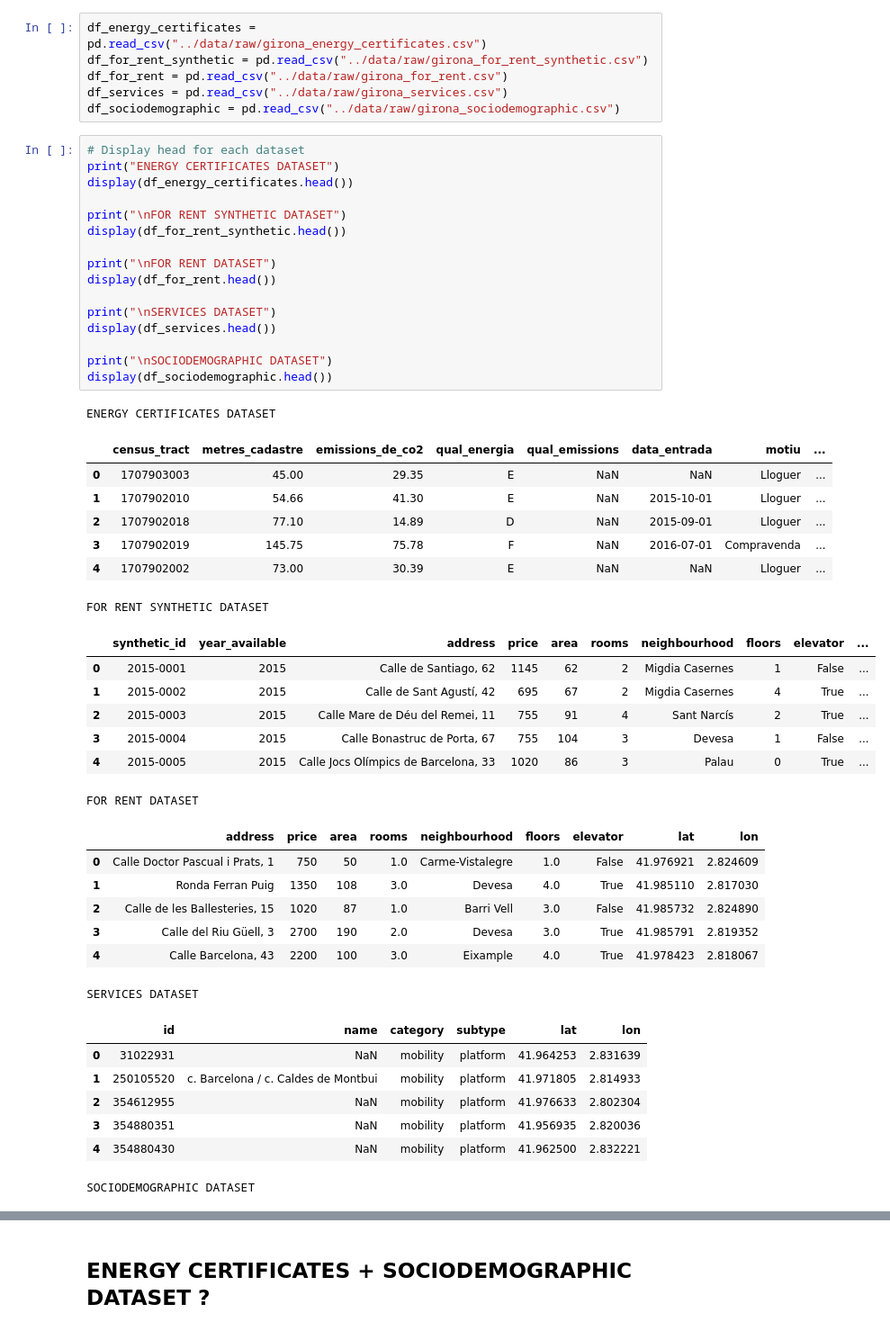
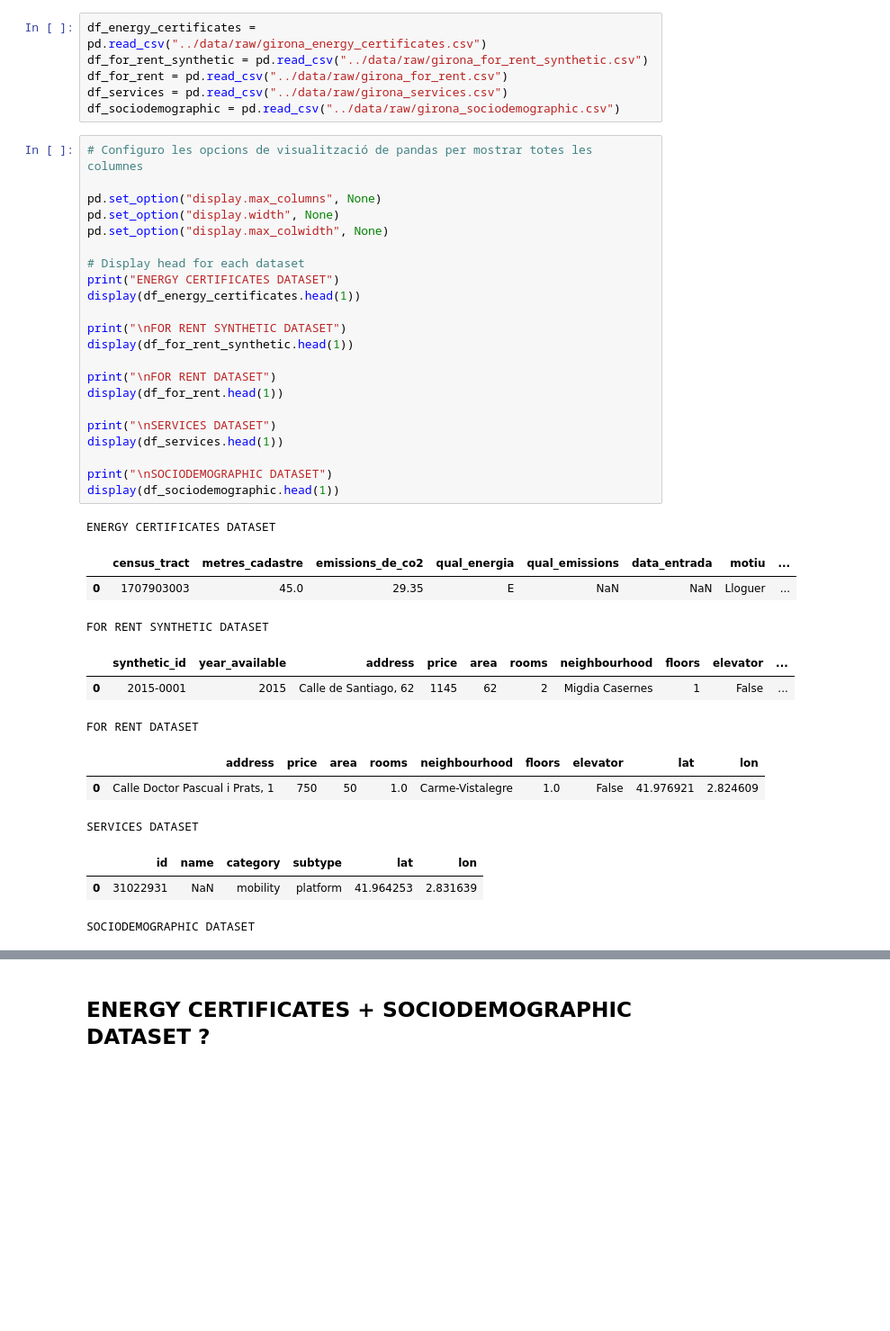
Before and after one commit to Sebastiano0248/notebooks-hackathon-udg26, a Jupyter notebook: notebooks/01_exploratory_data_analysis.ipynb, the cells around one changed output, grey strips where cells are left out. Shown at 90% size. Cells and saved outputs as stored; diff of their text form; blank space fills up the shorter version.

```diff
--- a/notebooks/01_exploratory_data_analysis.ipynb
+++ b/notebooks/01_exploratory_data_analysis.ipynb
@@ -19,50 +13,40 @@ df_for_rent = pd.read_csv("../data/raw/girona_for_rent.csv")
 df_services = pd.read_csv("../data/raw/girona_services.csv")
 df_sociodemographic = pd.read_csv("../data/raw/girona_sociodemographic.csv")
 # %%
+# Configuro les opcions de visualització de pandas per mostrar totes les columnes
+
+pd.set_option("display.max_columns", None)
+pd.set_option("display.width", None)
+pd.set_option("display.max_colwidth", None)
+
 # Display head for each dataset
 print("ENERGY CERTIFICATES DATASET")
-display(df_energy_certificates.head())
+display(df_energy_certificates.head(1))
 
 print("\nFOR RENT SYNTHETIC DATASET")
-display(df_for_rent_synthetic.head())
+display(df_for_rent_synthetic.head(1))
 
 print("\nFOR RENT DATASET")
-display(df_for_rent.head())
+display(df_for_rent.head(1))
 
 print("\nSERVICES DATASET")
-display(df_services.head())
+display(df_services.head(1))
 
 print("\nSOCIODEMOGRAPHIC DATASET")
-display(df_sociodemographic.head())
+display(df_sociodemographic.head(1))
 # %% [output]
 ENERGY CERTIFICATES DATASET
 |  | census_tract | metres_cadastre | emissions_de_co2 | qual_energia | qual_emissions | data_entrada | motiu | ... |
-| 0 | 1707903003 | 45.00 | 29.35 | E | NaN | NaN | Lloguer | ... |
-| 1 | 1707902010 | 54.66 | 41.30 | E | NaN | 2015-10-01 | Lloguer | ... |
-| 2 | 1707902018 | 77.10 | 14.89 | D | NaN | 2015-09-01 | Lloguer | ... |
-| 3 | 1707902019 | 145.75 | 75.78 | F | NaN | 2016-07-01 | Compravenda | ... |
-| 4 | 1707902002 | 73.00 | 30.39 | E | NaN | NaN | Lloguer | ... |
+| 0 | 1707903003 | 45.0 | 29.35 | E | NaN | NaN | Lloguer | ... |
 FOR RENT SYNTHETIC DATASET
 |  | synthetic_id | year_available | address | price | area | rooms | neighbourhood | floors | elevator | ... |
 | 0 | 2015-0001 | 2015 | Calle de Santiago, 62 | 1145 | 62 | 2 | Migdia Casernes | 1 | False | ... |
-| 1 | 2015-0002 | 2015 | Calle de Sant Agustí, 42 | 695 | 67 | 2 | Migdia Casernes | 4 | True | ... |
-| 2 | 2015-0003 | 2015 | Calle Mare de Déu del Remei, 11 | 755 | 91 | 4 | Sant Narcís | 2 | True | ... |
-| 3 | 2015-0004 | 2015 | Calle Bonastruc de Porta, 67 | 755 | 104 | 3 | Devesa | 1 | False | ... |
-| 4 | 2015-0005 | 2015 | Calle Jocs Olímpics de Barcelona, 33 | 1020 | 86 | 3 | Palau | 0 | True | ... |
 FOR RENT DATASET
 |  | address | price | area | rooms | neighbourhood | floors | elevator | lat | lon |
 | 0 | Calle Doctor Pascual i Prats, 1 | 750 | 50 | 1.0 | Carme-Vistalegre | 1.0 | False | 41.976921 | 2.824609 |
-| 1 | Ronda Ferran Puig | 1350 | 108 | 3.0 | Devesa | 4.0 | True | 41.985110 | 2.817030 |
-| 2 | Calle de les Ballesteries, 15 | 1020 | 87 | 1.0 | Barri Vell | 3.0 | False | 41.985732 | 2.824890 |
-| 3 | Calle del Riu Güell, 3 | 2700 | 190 | 2.0 | Devesa | 3.0 | True | 41.985791 | 2.819352 |
-| 4 | Calle Barcelona, 43 | 2200 | 100 | 3.0 | Eixample | 4.0 | True | 41.978423 | 2.818067 |
 SERVICES DATASET
 |  | id | name | category | subtype | lat | lon |
 | 0 | 31022931 | NaN | mobility | platform | 41.964253 | 2.831639 |
-| 1 | 250105520 | c. Barcelona / c. Caldes de Montbui | mobility | platform | 41.971805 | 2.814933 |
-| 2 | 354612955 | NaN | mobility | platform | 41.976633 | 2.802304 |
-| 3 | 354880351 | NaN | mobility | platform | 41.956935 | 2.820036 |
-| 4 | 354880430 | NaN | mobility | platform | 41.962500 | 2.832221 |
 SOCIODEMOGRAPHIC DATASET
 |  | census_tract | year | fuente_de_ingreso_otras_prestaciones | fuente_de_ingreso_otros_ingresos | fuente_de_ingreso_pensiones | ... |
 | 0 | 1707901001 | 2015 | 1.8 | 20.4 | 13.8 | ... |
```
Also changed, not shown: parts of 5 cells of this notebook, 1 other file.
